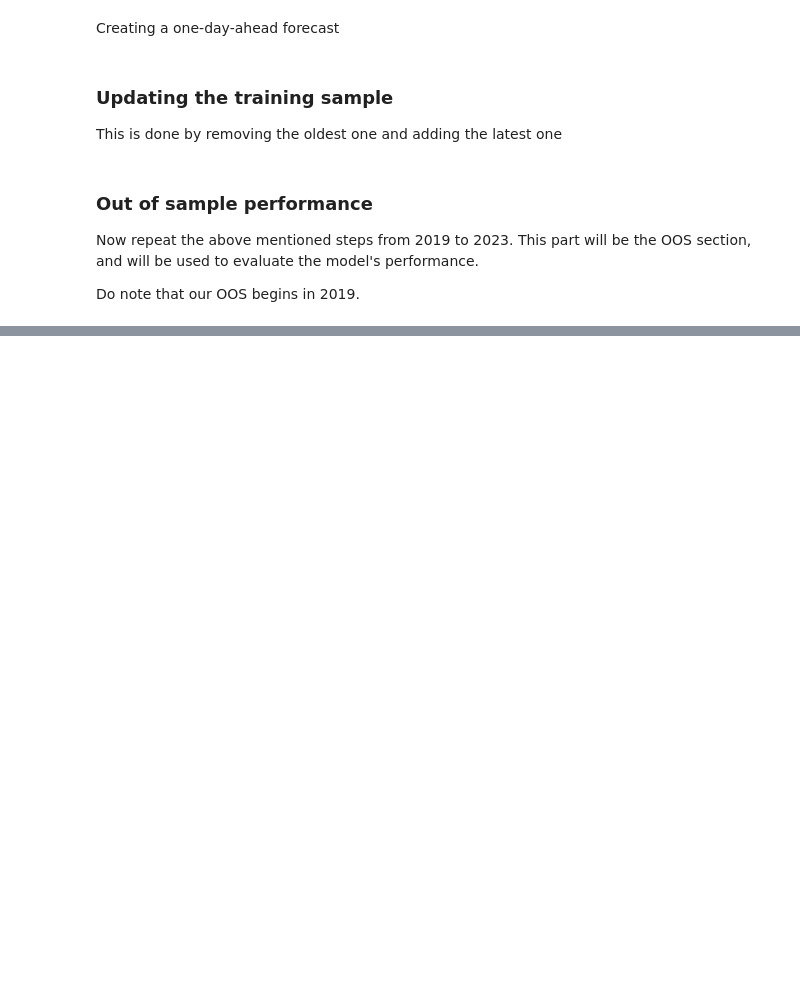
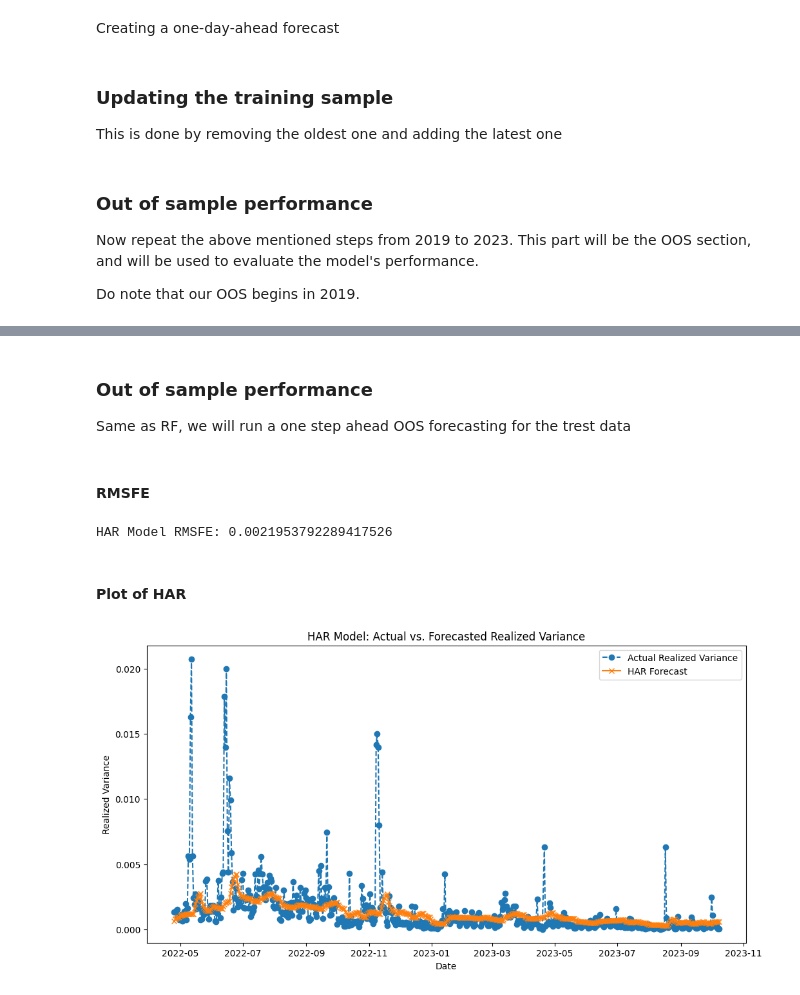
Before and after one commit to zhyoung17/crypto-rv-forecast, a Jupyter notebook: notebooks/models/rf_har.ipynb, the cells around one changed output, grey strips where cells are left out. Saved outputs shown, nothing was run; the diff lists cells and outputs as text; code cells hidden in the pictures; blank space fills up the shorter version.

```diff
--- a/notebooks/models/rf_har.ipynb
+++ b/notebooks/models/rf_har.ipynb
@@ -191,0 +204,3 @@ max    1626.5  1641.2  1625.9  646.669448     -0.004894
+# %%
+train_df = har_df.iloc[:train_size]
+test_df = har_df.iloc[train_size:]
@@ -191,0 +235,55 @@ max    1626.5  1641.2  1625.9  646.669448     -0.004894
+# %% [markdown]
+### Out of sample performance
+Same as RF, we will run a one step ahead OOS forecasting for the trest data
+# %%
+forecasts = []  # to store forecasted log realized variance values
+
+# For the first forecast, use the last observation from the training set:
+last_train = train_df.iloc[-1]
+prev_forecast = last_train['log_rv']
+
+# We'll forecast for each date in the test set:
+for date in test_df.index:
+    lag1 = prev_forecast
+    lag_weekly = log_weekly_rv_daily.loc[date]
+    lag_monthly = log_monthly_rv_daily.loc[date]
+
+    # Create a DataFrame with a constant term and the current features:
+    X_new = pd.DataFrame({
+        'const': [1],
+        'lag1_log_rv': [lag1],
+        'lag_weekly': [lag_weekly],
+        'lag_monthly': [lag_monthly]
+    })
+
+    # Forecast log realized variance:
+    forecast_log_rv = har_model.predict(X_new)[0]
+    forecasts.append(forecast_log_rv)
+    prev_forecast = forecast_log_rv
+
+    # Convert forecasts from log scale back to the original variance scale:
+forecasts_exp = np.exp(forecasts)
+
+# Also convert the actual log values in the test set back to variance scale:
+actual_exp = np.exp(test_df['log_rv'])
+# %% [markdown]
+#### RMSFE
+# %%
+errors = forecasts_exp - actual_exp
+rmsfe = np.sqrt(np.mean(errors**2))
+print("HAR Model RMSFE:", rmsfe)
+# %% [output]
+HAR Model RMSFE: 0.0021953792289417526
+# %% [markdown]
+#### Plot of HAR
+# %%
+plt.figure(figsize=(12, 6))
+plt.plot(test_df.index, actual_exp, label="Actual Realized Variance", marker='o', linestyle='--')
+plt.plot(test_df.index, forecasts_exp, label="HAR Forecast", marker='x', linestyle='-')
+plt.xlabel("Date")
+plt.ylabel("Realized Variance")
+plt.title("HAR Model: Actual vs. Forecasted Realized Variance")
+plt.legend()
+plt.show()
+# %% [output]
+[figure, added]
```
Also changed, not shown: parts of 20 cells of this notebook.
